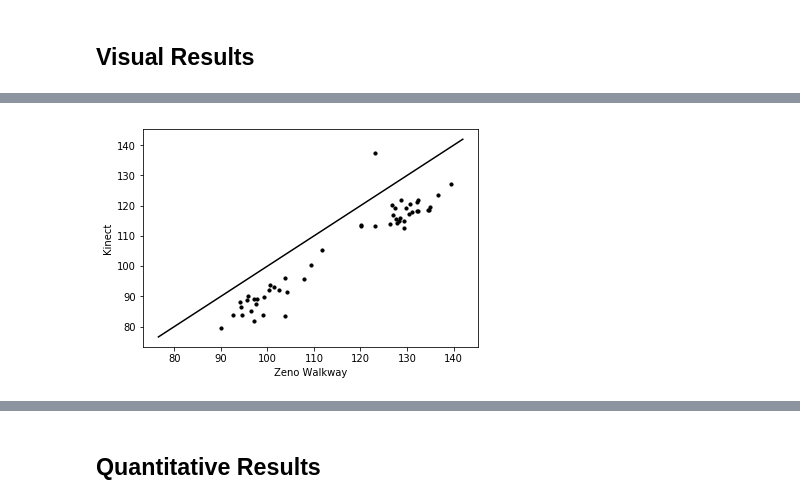
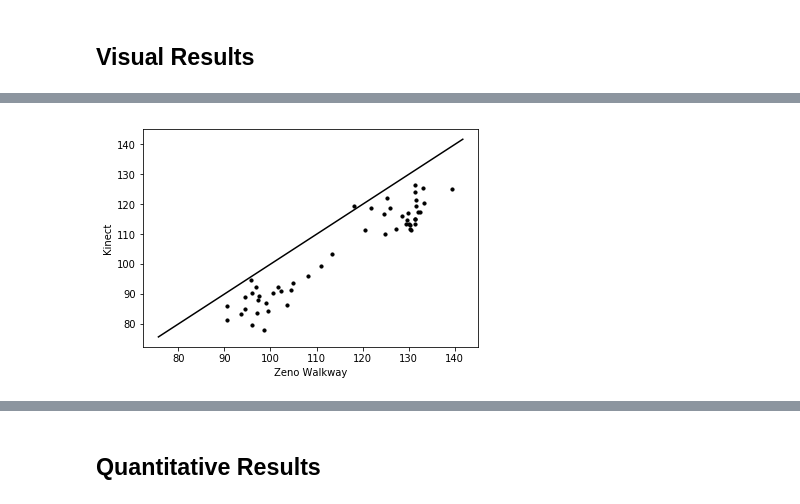
Before and after one commit to ajhynes7/side-view-depth-gait, a Jupyter notebook: notebooks/analysis.ipynb, the cells around one changed output, grey strips where cells are left out. Drawn from its saved outputs; the diff is of its cells as text; code cells hidden in the pictures.

```diff
--- a/notebooks/analysis.ipynb
+++ b/notebooks/analysis.ipynb
@@ -65,14 +65,14 @@ plt.show()
 # %%
 x_label, y_label = 'Zeno Walkway', 'Kinect'
-metric = 'stride_length_R'
+metric = 'stride_length_L'
 
 pl.compare_measurements(df_z[metric], df_k[metric], c='k', s=10)
 
 plt.xlabel(x_label)
 plt.ylabel(y_label)
 plt.show()
 # %% [output]
-[figure, old version]
+[figure, new version]
 # %%
 metric = 'step_length_L'
 
```
Also changed, not shown: parts of 7 cells of this notebook, 2 other files.
